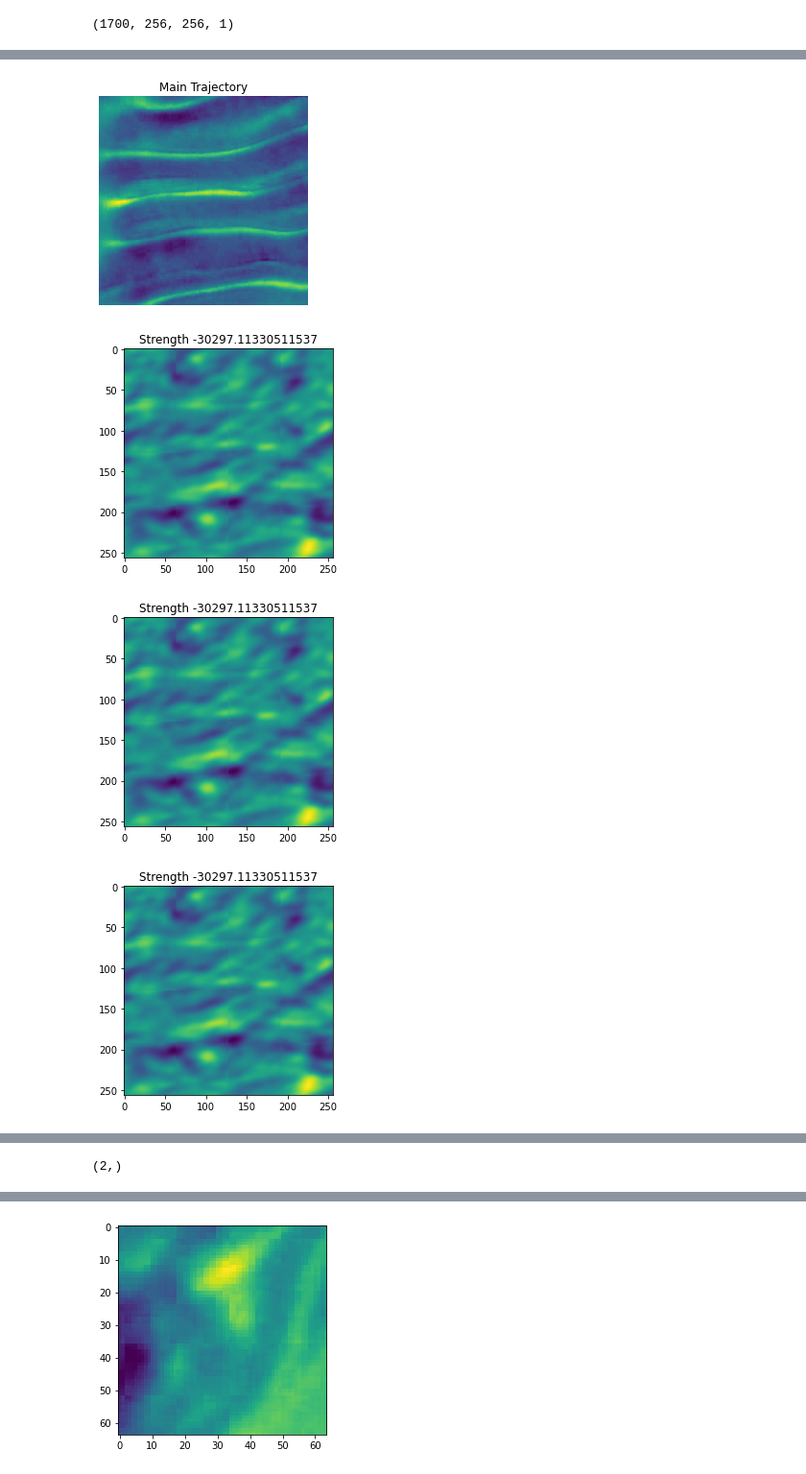
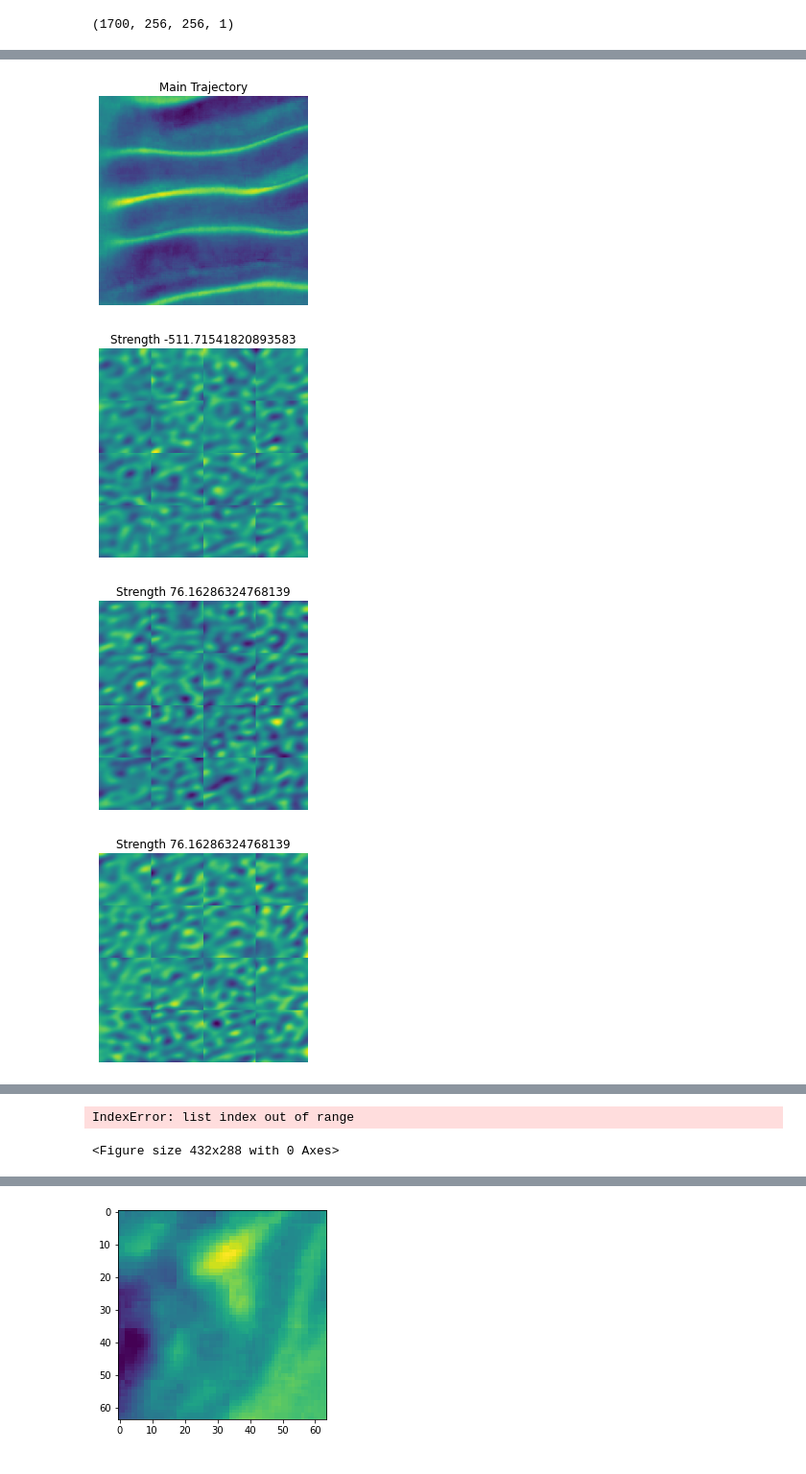
Before and after one commit to watertoiceXI/transients, a Jupyter notebook: LC_transient.ipynb, the cells around one changed output, grey strips where cells are left out. Shown at 96% size. Saved outputs shown, nothing was run; the diff lists cells and outputs as text; code cells hidden in the pictures.

```diff
--- a/LC_transient.ipynb
+++ b/LC_transient.ipynb
@@ -170,3 +80,6 @@ np.expand_dims(np.arange(numframes),axis=0).repeat(dats.shape[0],axis=0).shape
 # %%
 numframes=17
 ps=100
+# %%
+#reload(local_linear)
+As,frame_ass = local_linear.local_linear(dats,2,nearest=False)
@@ -172,0 +123,14 @@ ps=100
+# %%
+ve = []
+vv = []
+thr = .35
+for q in range(48):
+    ve.append([])
+    vv.append([])
+    for m in range(15):
+        for n in range(15):
+            if mv[q][m].dot(mv[q+1][n]) > thr:
+                print(f"keeping {q},{m}")
+                vv[-1].append(mv[q][m])
+                ve[-1].append(ee[q][m])
+                break
@@ -172,0 +155,5 @@ ps=100
+# %%
+r = pcap.reverse(daty[n:n+1])  #this keeps the dim
+plt.figure()
+plt.imshow(r.squeeze())#-dat[100].squeeze())
+plt.show()
@@ -204,7 +171,0 @@ plt.show()
-# %%
-thing = np.zeros_like(daty[n:n+1])
-thing[0,1:64] = np.abs(vv[4])
-r = pcap.reverse(thing)
-plt.figure()
-plt.imshow(r.squeeze())#-dat[100].squeeze())
-plt.show()
@@ -267,21 +181,24 @@ dater[0].shape
 # %%
 n = 0
 plt.figure()
 plt.imshow(dater[0][2*2*n,0,100:356,150:406].squeeze())
 plt.title('Main Trajectory')
 plt.axis('off')
+#plt.savefig(f"data/traj{n}.png")
 plt.show()
 for q in range(5):
-    thing = np.zeros_like(daty[0:1])
-    thing[0,1:32] = np.abs(vv[n][q])
+    thing = np.random.randn(*daty[0:1].shape)
+    #thing = np.zeros_like(daty[0:1])
+    #thing[0,1:32] = vv[n][q]
     r = pcap.reverse(thing)
     plt.figure()
-    plt.title(f'Strength {np.sign(np.real(ve[n][q]))*np.abs(ve[n][q])}')
+    plt.title(f'Strength {np.real(ve[n][q])}')
     plt.imshow(r.squeeze())#-dat[100].squeeze())
     plt.axis('off')
+    #plt.savefig(f"data/dir{n}_{q}.png")
     plt.show()
 # %% [output]
-[figure, old version]
+[figure, new version]
-[figure, old version]
+[figure, new version]
-[figure, old version]
+[figure, new version]
-[figure, old version]
+[figure, new version]
@@ -290,4 +205,2 @@ for q in range(5):
+IndexError: list index out of range
+<Figure size 432x288 with 0 Axes>
-# %%
-thing.shape
-# %% [output]
-(2,)
```
Also changed, not shown: parts of 35 cells of this notebook, 12 other files.
